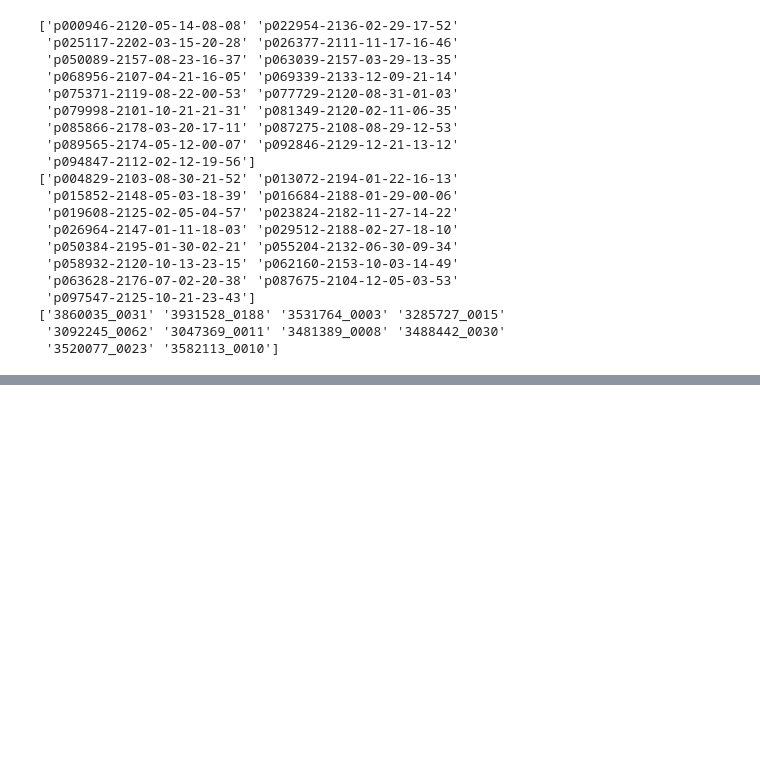
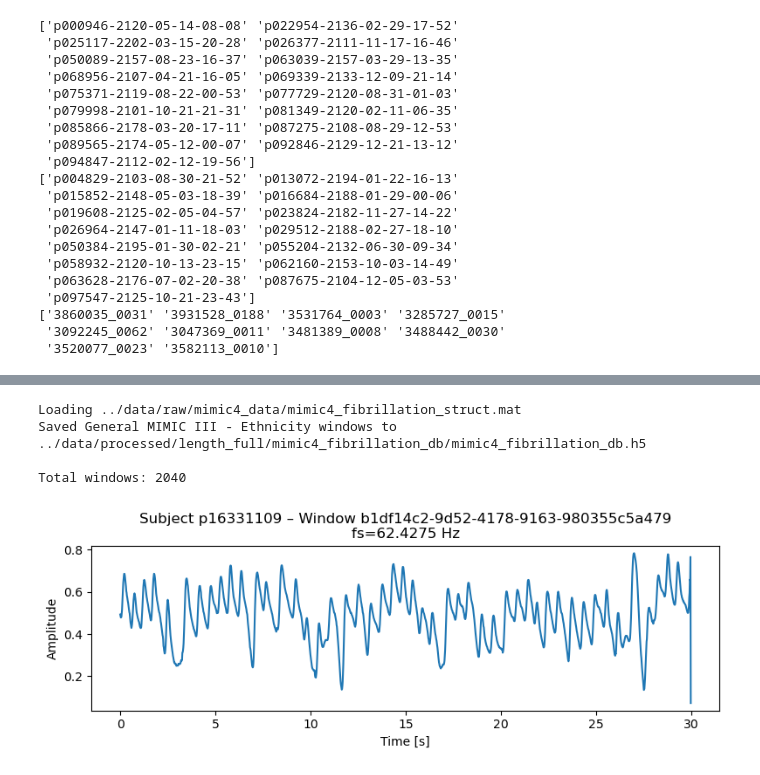
Before and after one commit to ShayanRiyaz/Heart_Rhythm_Analysis, a Jupyter notebook: notebooks/step_2_concatenate_datasets.ipynb, the cells around one changed output, grey strips where cells are left out. Drawn from its saved outputs; the diff is of its cells as text; code cells hidden in the pictures; blank space fills up the shorter version.

Commit message:
Added MIMIC IV Extraction Logic.

```diff
--- a/notebooks/step_2_concatenate_datasets.ipynb
+++ b/notebooks/step_2_concatenate_datasets.ipynb
@@ -302,0 +284,38 @@ ValueError: operands could not be broadcast together with shapes (15,) (17,)
+# %%
+from heart_rhythm_analysis.get_data.MimicAFETL import MimicAFETL
+np.random.seed(42)
+def main():
+    root_path = os.path.join('../data/raw/mimic4_data/mimic4_fibrillation_struct.mat')
+    out_filename = 'mimic4_fibrillation_db'
+    out_path = os.path.join('../data/processed/length_full/mimic4_fibrillation_db')
+
+    if not os.path.exists(out_path):
+        os.mkdir(out_path)
+    fs_in = 62.4275
+    fs_out = fs_in
+    config = {
+        "input_dir": root_path,
+        "output_dir":  out_path,
+        "fs_in": fs_in,
+        "fs_out": fs_out,
+        "window_size_sec": 30,
+        "scale_type": None,
+        "decimate_signal": None,
+        "zero_phase": True,
+        "out_filename": out_filename
+    }
+
+    etl = MimicAFETL(config)
+    out_file = etl.process()
+    print("Saved General MIMIC III - Ethnicity windows to", out_file)
+    df = load_as_df(out_path,out_filename)
+    display(df.head(10))
+    return df
+if __name__ == "__main__":
+    df_mimic_gen = main()
+# %% [output]
+Loading ../data/raw/mimic4_data/mimic4_fibrillation_struct.mat
+Saved General MIMIC III - Ethnicity windows to ../data/processed/length_full/mimic4_fibrillation_db/mimic4_fibrillation_db.h5
+
+Total windows: 2040
+[figure, added]
```
Also changed, not shown: parts of 4 cells of this notebook, 3 other files.
